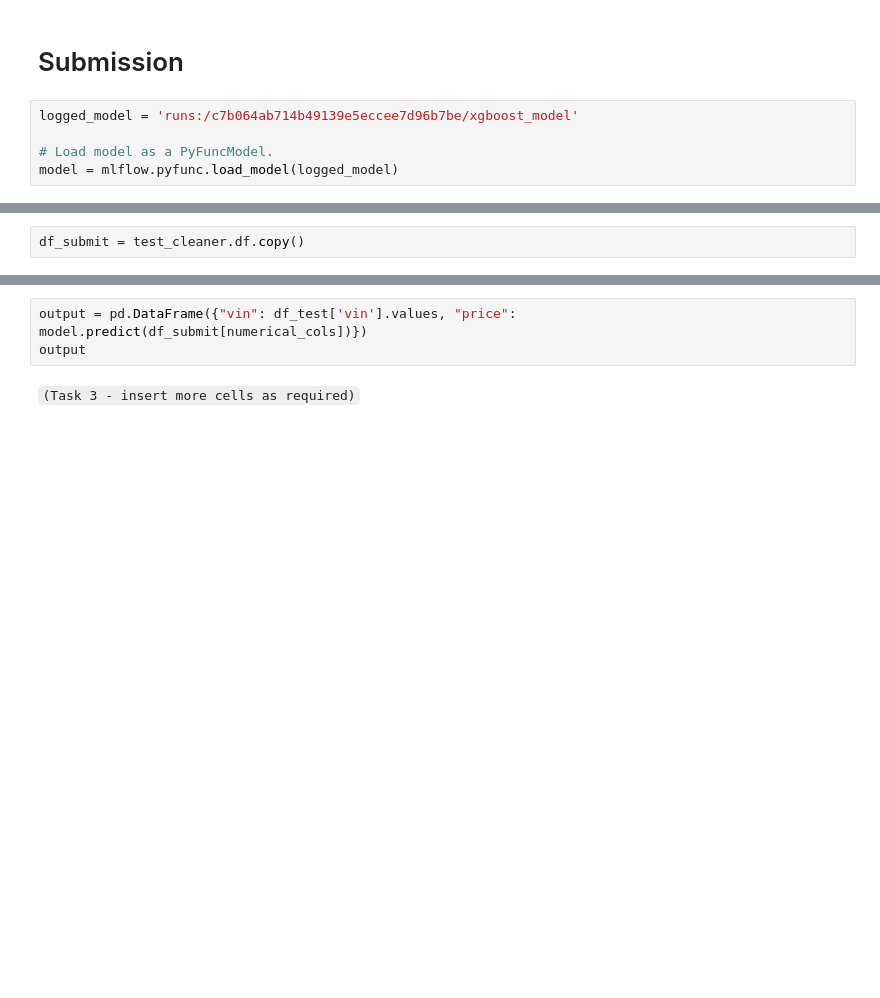
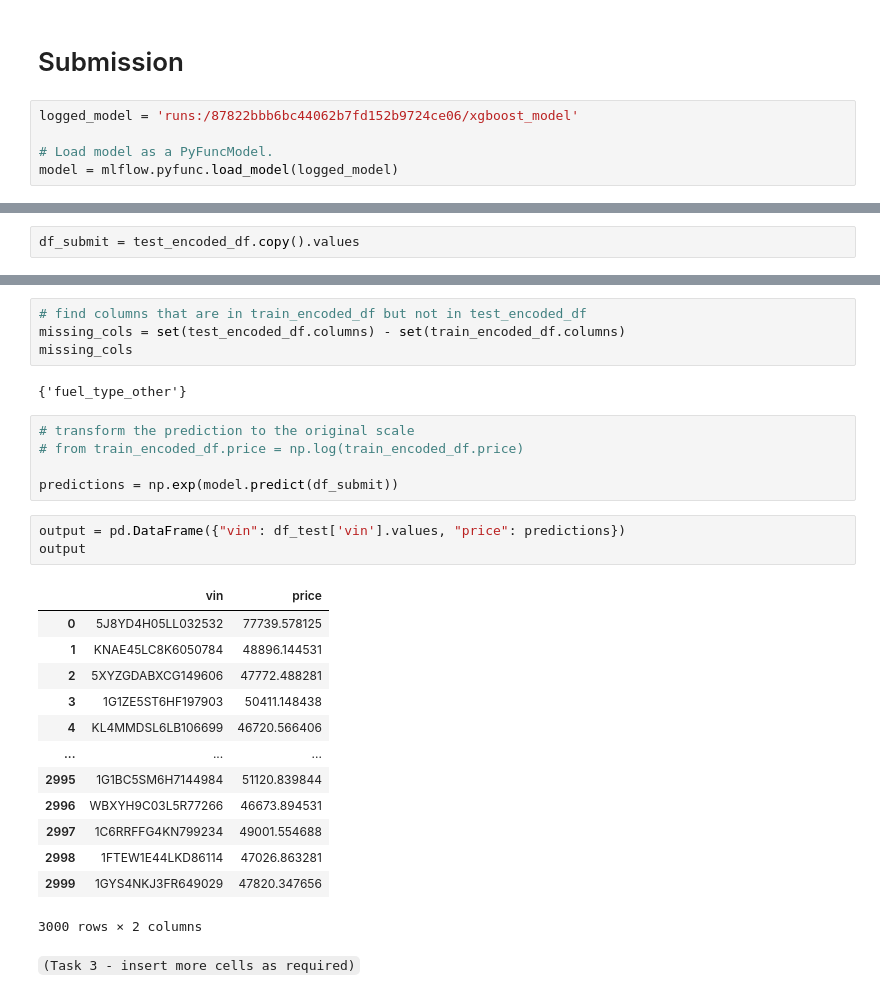
Before and after one commit to Tomor4341/Used-Car-Sales-Analysis, a Jupyter notebook: S1_2024_BUSA3020.ipynb, the cells around one changed output, grey strips where cells are left out. Saved outputs shown, nothing was run; the diff lists cells and outputs as text; blank space fills up the shorter version.

```diff
--- a/S1_2024_BUSA3020.ipynb
+++ b/S1_2024_BUSA3020.ipynb
@@ -833,7 +905,7 @@ with mlflow.start_run(run_name="XGBoost Regression"):
 # %% [markdown]
 # Submission
 # %%
-logged_model = 'runs:/c7b064ab714b49139e5eccee7d96b7be/xgboost_model'
+logged_model = 'runs:/87822bbb6bc44062b7fd152b9724ce06/xgboost_model'
 
 # Load model as a PyFuncModel.
 model = mlflow.pyfunc.load_model(logged_model)
@@ -849,2 +921,2 @@ test_cleaner.impute_categorical_columns(categorical_cols)
 # %%
-df_submit = test_cleaner.df.copy()
+df_submit = test_encoded_df.copy().values
@@ -851,6 +931,31 @@ df_submit = test_cleaner.df.copy()
+# %%
+# find columns that are in train_encoded_df but not in test_encoded_df
+missing_cols = set(test_encoded_df.columns) - set(train_encoded_df.columns)
+missing_cols
+# %% [output]
+{'fuel_type_other'}
+# %%
+# transform the prediction to the original scale
+# from train_encoded_df.price = np.log(train_encoded_df.price)
+
+predictions = np.exp(model.predict(df_submit))
 # %%
-output = pd.DataFrame({"vin": df_test['vin'].values, "price": model.predict(df_submit[numerical_cols])})
+output = pd.DataFrame({"vin": df_test['vin'].values, "price": predictions})
 output
+# %% [output]
+|  | vin | price |
+| 0 | 5J8YD4H05LL032532 | 77739.578125 |
+| 1 | KNAE45LC8K6050784 | 48896.144531 |
+| 2 | 5XYZGDABXCG149606 | 47772.488281 |
+| 3 | 1G1ZE5ST6HF197903 | 50411.148438 |
+| 4 | KL4MMDSL6LB106699 | 46720.566406 |
+| ... | ... | ... |
+| 2995 | 1G1BC5SM6H7144984 | 51120.839844 |
+| 2996 | WBXYH9C03L5R77266 | 46673.894531 |
+| 2997 | 1C6RRFFG4KN799234 | 49001.554688 |
+| 2998 | 1FTEW1E44LKD86114 | 47026.863281 |
+| 2999 | 1GYS4NKJ3FR649029 | 47820.347656 |
+3000 rows × 2 columns
 # %% [markdown]
 `(Task 3 - insert more cells as required)`
 # %%
```
Also changed, not shown: parts of 25 cells of this notebook, 3 other files.
